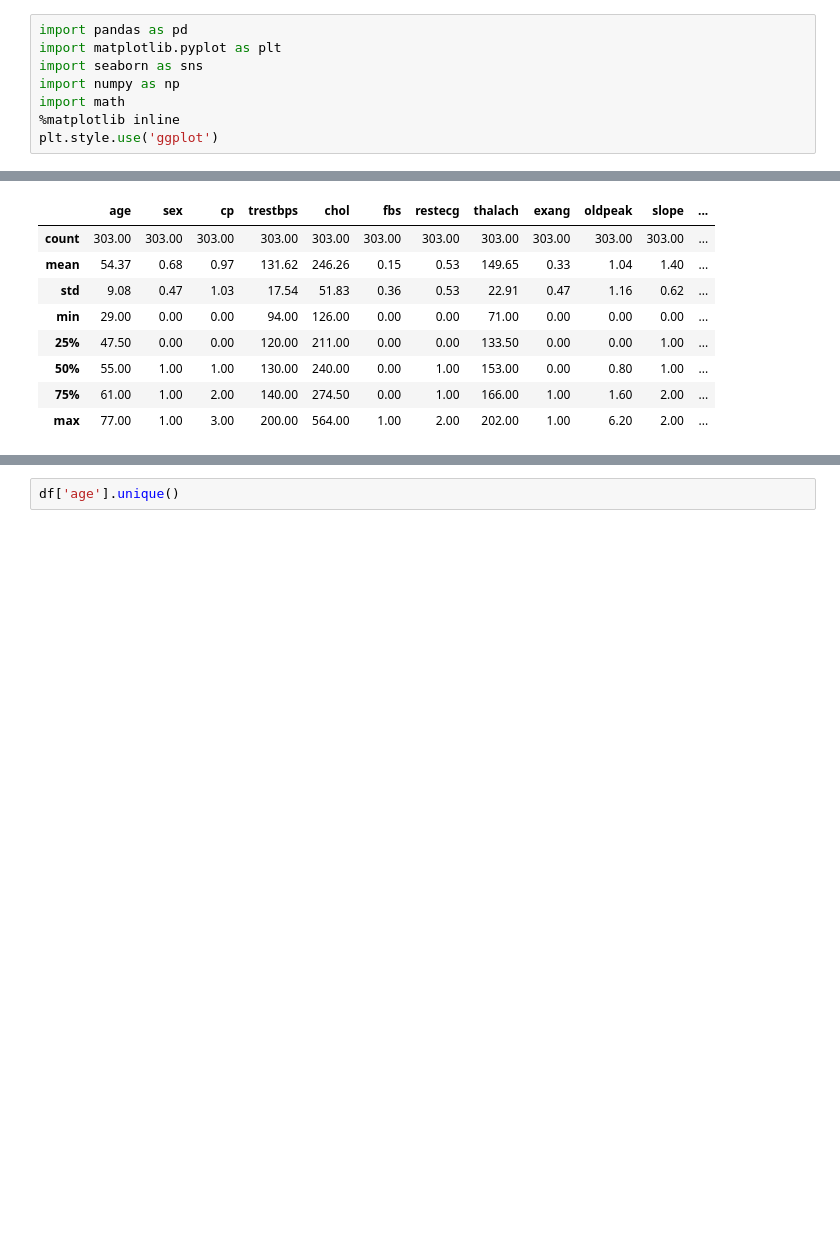
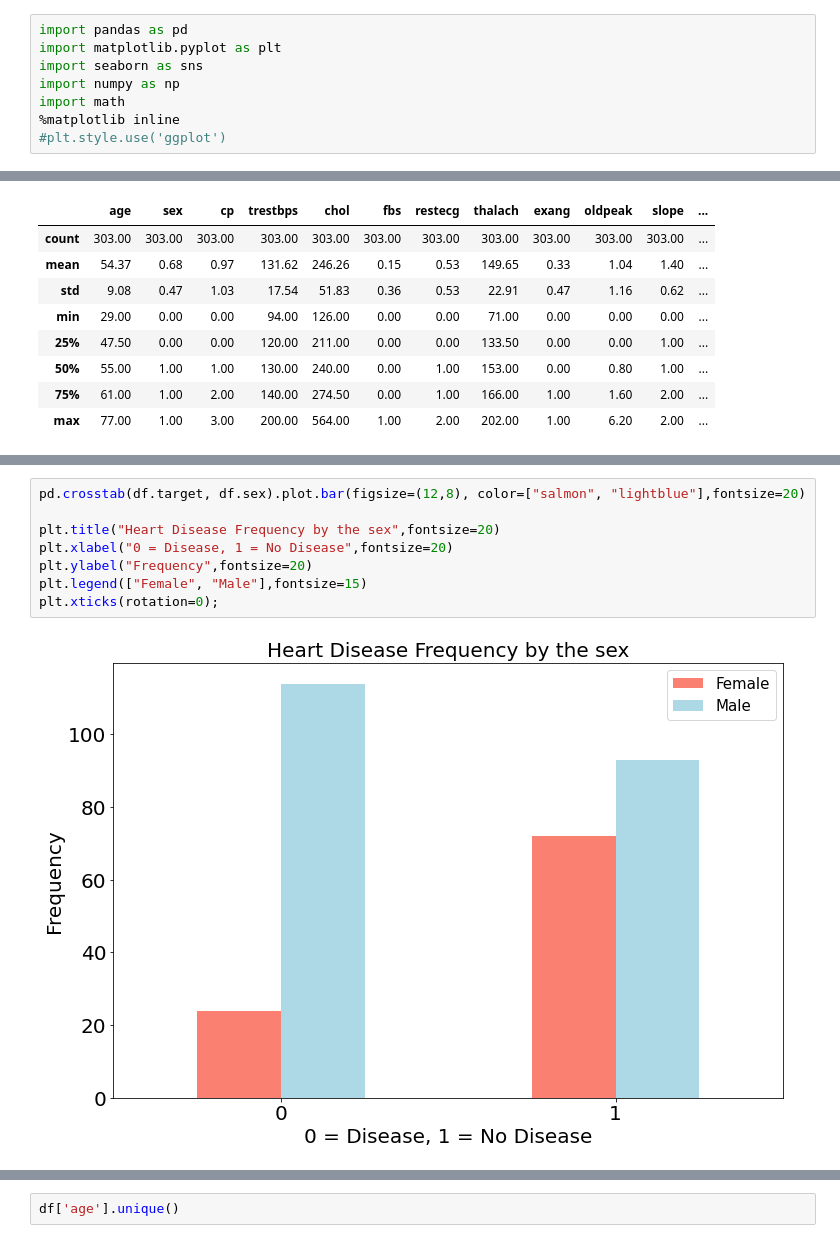
Before and after one commit to trs96/MLDA, a Jupyter notebook: Project.ipynb, the cells around one changed output, grey strips where cells are left out. Cells and saved outputs as stored; diff of their text form; blank space fills up the shorter version.

```diff
--- a/Project.ipynb
+++ b/Project.ipynb
@@ -26,7 +26,7 @@ import seaborn as sns
 import numpy as np
 import math
 %matplotlib inline
-plt.style.use('ggplot')
+#plt.style.use('ggplot')
 # %% [markdown]
 # Informations about the data
 # %%
@@ -105,0 +133,10 @@ df.describe().round(2)
+# %%
+pd.crosstab(df.target, df.sex).plot.bar(figsize=(12,8), color=["salmon", "lightblue"],fontsize=20)
+
+plt.title("Heart Disease Frequency by the sex",fontsize=20)
+plt.xlabel("0 = Disease, 1 = No Disease",fontsize=20)
+plt.ylabel("Frequency",fontsize=20)
+plt.legend(["Female", "Male"],fontsize=15)
+plt.xticks(rotation=0);
+# %% [output]
+[figure, added]
```
Also changed, not shown: parts of 25 cells of this notebook.
